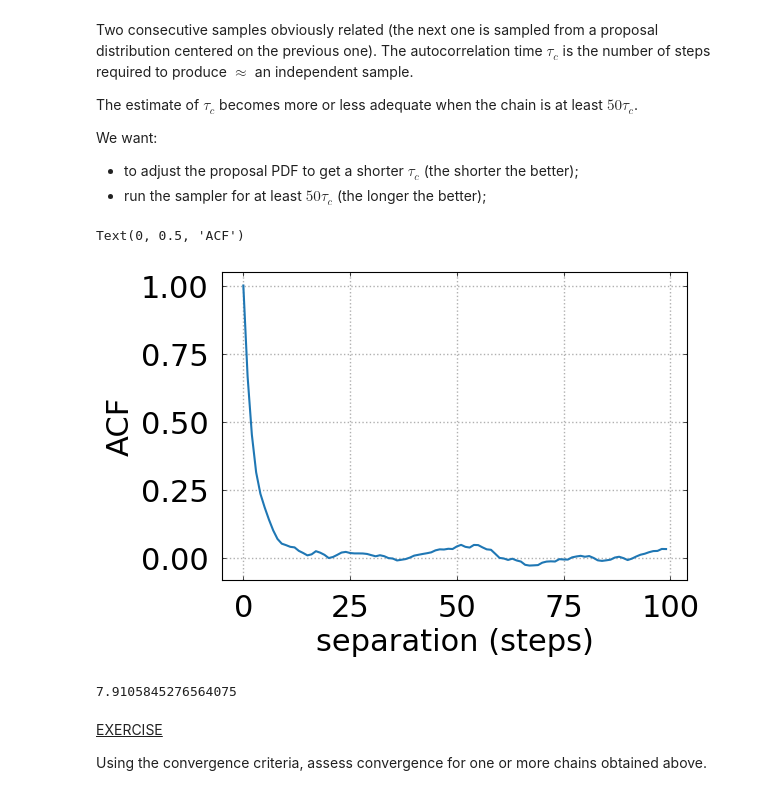
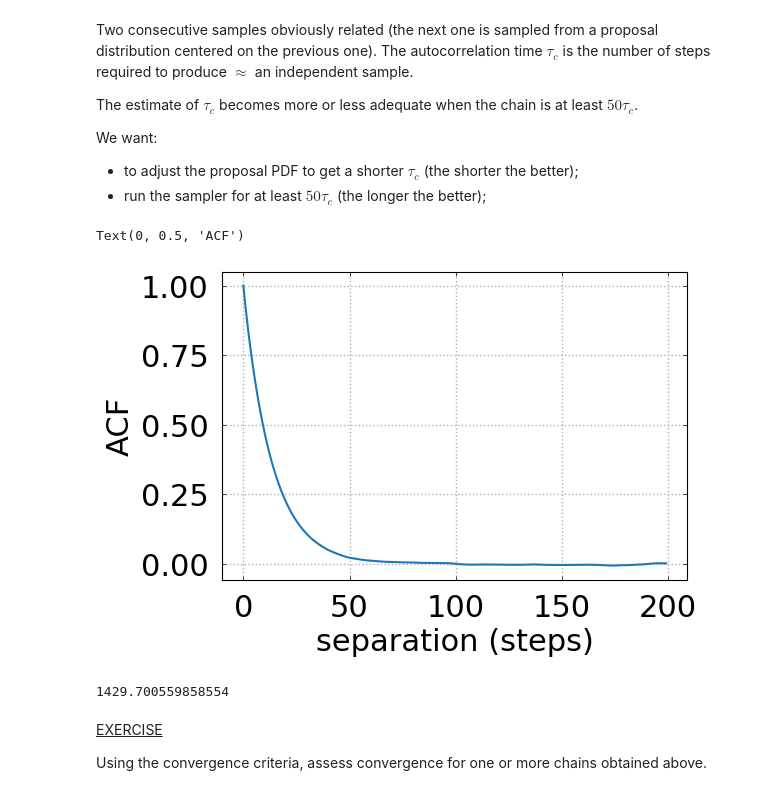
Before and after one commit to CosmoVlad/mcmc-lever, a Jupyter notebook: 3 - MetropolisHastings.ipynb, the cells around one changed output. Drawn from its saved outputs; the diff is of its cells as text; code cells hidden in the pictures.

```diff
--- a/3 - MetropolisHastings.ipynb
+++ b/3 - MetropolisHastings.ipynb
@@ -184,7 +189,7 @@ def f(x):
 
 
 x0 = 0.
-sigma = 1
+sigma = 1.
 sample_size = 1000000
 
 x_old = x0
@@ -219,9 +224,12 @@ def log_f(x):
     else:
         return -np.inf
 
-x0 = 0.
-sigma = 1.5
-sample_size = 10000
+# def log_f(x):
+#     return 0.
+
+x0 = 5.
+sigma = 0.5
+sample_size = 1000000
 
 x_old = x0
 samples = [x_old]
@@ -324,23 +345,25 @@ We want:
 # %%
 fig,ax = plt.subplots(ncols=1, nrows=1, figsize=(6,4))
 
-ax.plot(autocorr_func_1d(samples)[:100])
+ax.plot(autocorr_func_1d(samples)[:200])
 
 ax.grid(True,linestyle=':',linewidth='1.')
 ax.xaxis.set_ticks_position('both')
 ax.yaxis.set_ticks_position('both')
 ax.tick_params('both',length=3,width=0.5,which='both',direction = 'in',pad=10)
 
 
 ax.set_xlabel('separation (steps)')
 ax.set_ylabel('ACF')
 # %% [output]
 Text(0, 0.5, 'ACF')
-[figure, old version]
+[figure, new version]
 # %%
-1 + 2*np.sum(autocorr_func_1d(samples)[:20])
+AUT = 1 + 2*np.sum(autocorr_func_1d(samples)[:100])
+
+50*AUT
 # %% [output]
-7.9105845276564075
+1429.700559858554
 # %% [markdown]
 <u>EXERCISE</u>
 
```
Also changed, not shown: parts of 7 cells of this notebook, 2 other files.
